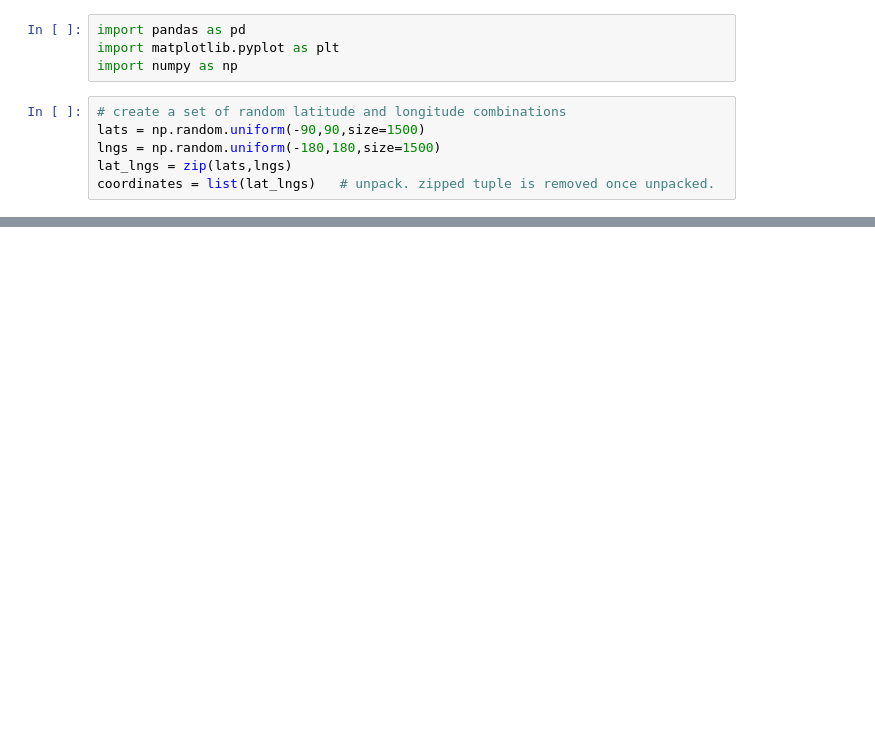
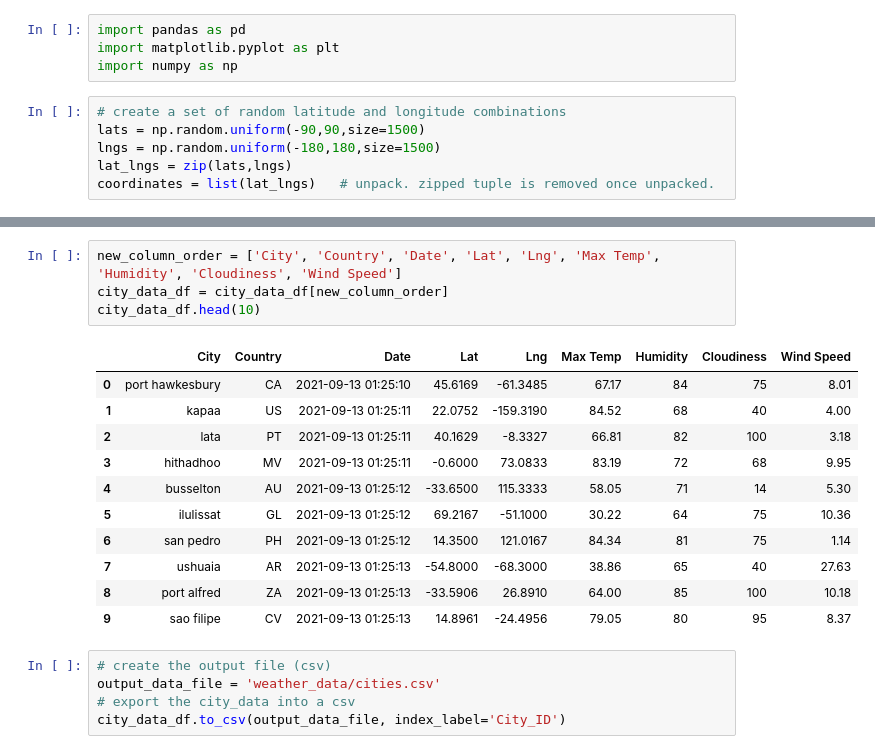
Before and after one commit to alexyang1818/bootcamp6_weatherPy, a Jupyter notebook: WeatherPy.ipynb, the cells around one changed output, grey strips where cells are left out. Saved outputs shown, nothing was run; the diff lists cells and outputs as text; blank space fills up the shorter version.

```diff
--- a/WeatherPy.ipynb
+++ b/WeatherPy.ipynb
@@ -44,0 +166,21 @@ len(cities)
+# %%
+new_column_order = ['City', 'Country', 'Date', 'Lat', 'Lng', 'Max Temp', 'Humidity', 'Cloudiness', 'Wind Speed']
+city_data_df = city_data_df[new_column_order]
+city_data_df.head(10)
+# %% [output]
+|  | City | Country | Date | Lat | Lng | Max Temp | Humidity | Cloudiness | Wind Speed |
+| 0 | port hawkesbury | CA | 2021-09-13 01:25:10 | 45.6169 | -61.3485 | 67.17 | 84 | 75 | 8.01 |
+| 1 | kapaa | US | 2021-09-13 01:25:11 | 22.0752 | -159.3190 | 84.52 | 68 | 40 | 4.00 |
+| 2 | lata | PT | 2021-09-13 01:25:11 | 40.1629 | -8.3327 | 66.81 | 82 | 100 | 3.18 |
+| 3 | hithadhoo | MV | 2021-09-13 01:25:11 | -0.6000 | 73.0833 | 83.19 | 72 | 68 | 9.95 |
+| 4 | busselton | AU | 2021-09-13 01:25:12 | -33.6500 | 115.3333 | 58.05 | 71 | 14 | 5.30 |
+| 5 | ilulissat | GL | 2021-09-13 01:25:12 | 69.2167 | -51.1000 | 30.22 | 64 | 75 | 10.36 |
+| 6 | san pedro | PH | 2021-09-13 01:25:12 | 14.3500 | 121.0167 | 84.34 | 81 | 75 | 1.14 |
+| 7 | ushuaia | AR | 2021-09-13 01:25:13 | -54.8000 | -68.3000 | 38.86 | 65 | 40 | 27.63 |
+| 8 | port alfred | ZA | 2021-09-13 01:25:13 | -33.5906 | 26.8910 | 64.00 | 85 | 100 | 10.18 |
+| 9 | sao filipe | CV | 2021-09-13 01:25:13 | 14.8961 | -24.4956 | 79.05 | 80 | 95 | 8.37 |
+# %%
+# create the output file (csv)
+output_data_file = 'weather_data/cities.csv'
+# export the city_data into a csv
+city_data_df.to_csv(output_data_file, index_label='City_ID')
```
Also changed, not shown: parts of 9 cells of this notebook, 2 other files.
